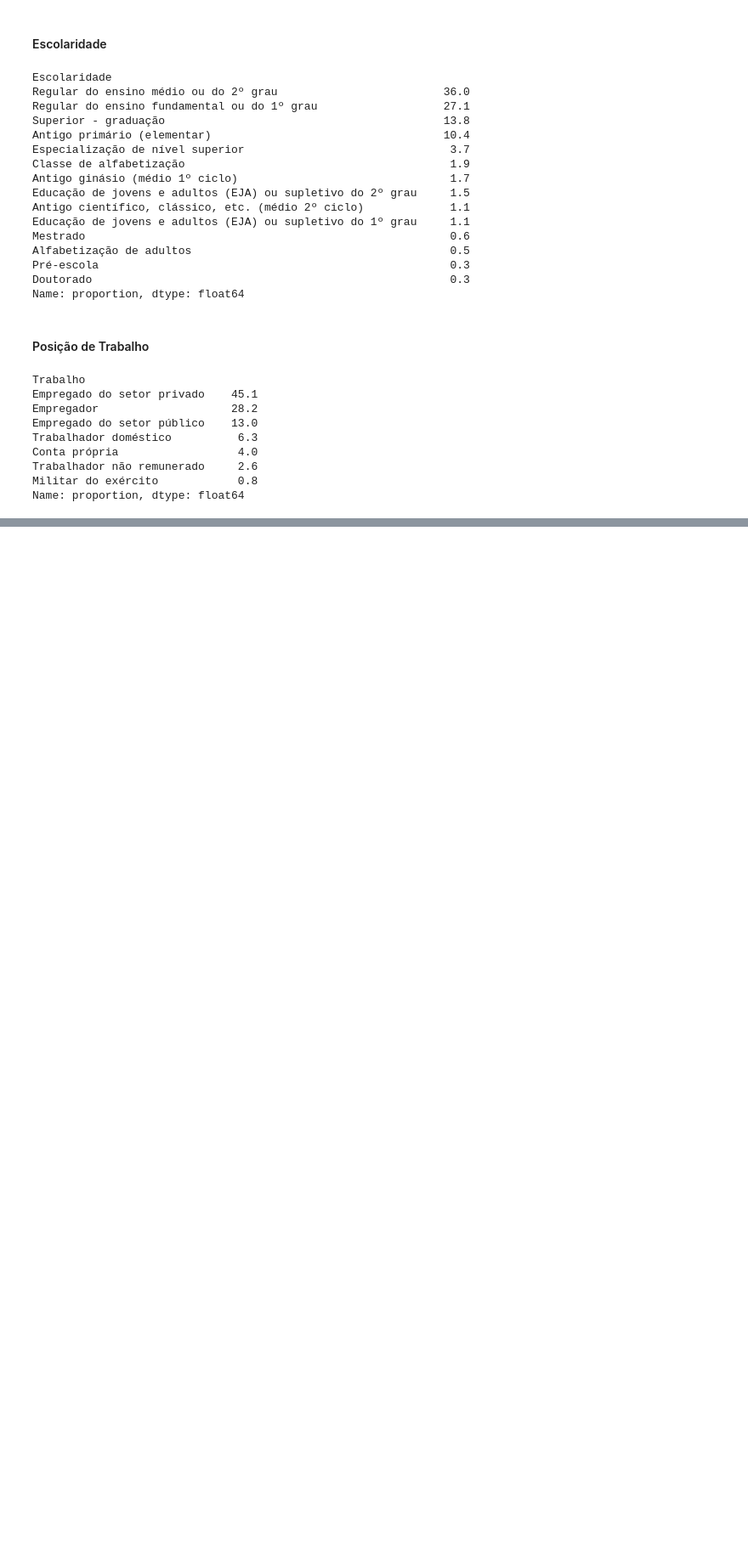
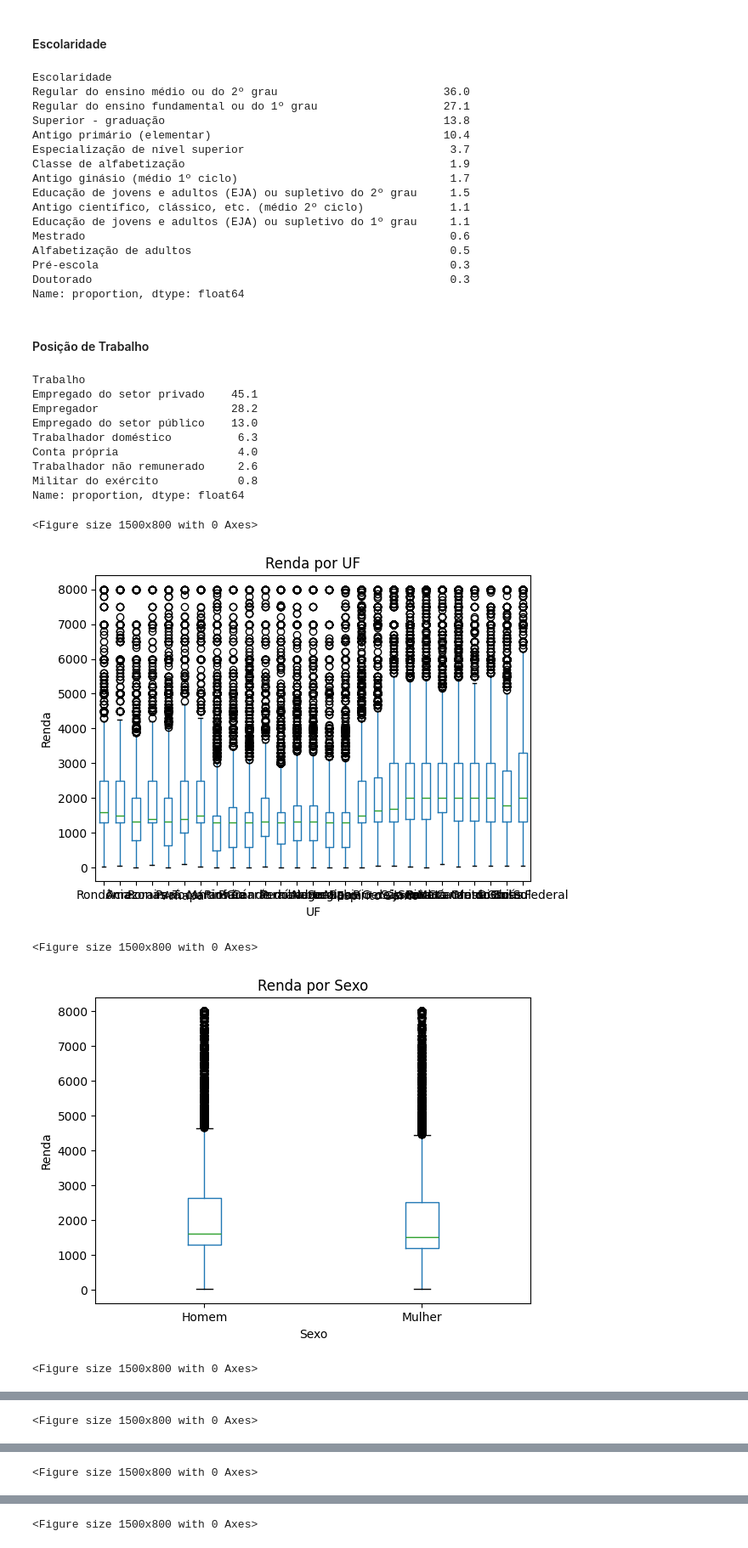
Before and after one commit to guilhermenakama/C_DADOS_PROJETO3, a Jupyter notebook: Database.ipynb, the cells around one changed output, grey strips where cells are left out. Shown: that part at 85% size. Saved outputs shown, nothing was run; the diff lists cells and outputs as text; code cells hidden in the pictures; blank space fills up the shorter version.

```diff
--- a/Database.ipynb
+++ b/Database.ipynb
@@ -246,3 +248,40 @@ Conta própria                  4.0
 Trabalhador não remunerado     2.6
 Militar do exército            0.8
 Name: proportion, dtype: float64
+# %%
+pnad23_2_small.Trabalho = pnad23_2_small.Trabalho.cat.rename_categories({1:'Doméstico',
+                                                                         2:'Militar',
+                                                                         3:'CLT Priv',
+                                                                         4:'CLT Publico',
+                                                                         5:'Autônomo',
+                                                                         6:'PJ',
+                                                                         7:'Não Remun',
+                                                                         '':'Não aplicável',})
+# %%
+# Definição da função auxiliar para boxplots com limitação de faixa de renda
+def boxplot_renda_por_variavel(df, variavel, limite):
+    plt.figure(figsize=(15, 8))
+
+    # Filtra os dados para excluir valores acima do limite superior
+    df_filtrado = df[df.Renda <= limite]
+
+    df_filtrado.boxplot(column='Renda', by=variavel, grid=False)
+    plt.title(f'Renda por {variavel}')
+    plt.suptitle('')
+    plt.xlabel(variavel)
+    plt.ylabel('Renda')
+    plt.show()
+
+# Encontrando o limite superior baseado no 95º percentil da renda
+limite_95 = pnad23_2_small.Renda.quantile(0.95)
+
+# Chamar a função para cada variável categórica com o limite superior definido
+variaveis = ['UF','Sexo', 'Cor_Raca', 'Escolaridade', 'Trabalho', 'Area']
+for variavel in variaveis:
+    boxplot_renda_por_variavel(pnad23_2_small, variavel, limite_95)
+# %% [output]
+<Figure size 1500x800 with 0 Axes>
+[figure, added]
+<Figure size 1500x800 with 0 Axes>
+[figure, added]
+<Figure size 1500x800 with 0 Axes>
@@ -248,0 +289 @@ Name: proportion, dtype: float64
+<Figure size 1500x800 with 0 Axes>
@@ -248,0 +291 @@ Name: proportion, dtype: float64
+<Figure size 1500x800 with 0 Axes>
@@ -248,0 +293 @@ Name: proportion, dtype: float64
+<Figure size 1500x800 with 0 Axes>
```
Also changed, not shown: parts of 4 cells of this notebook.
